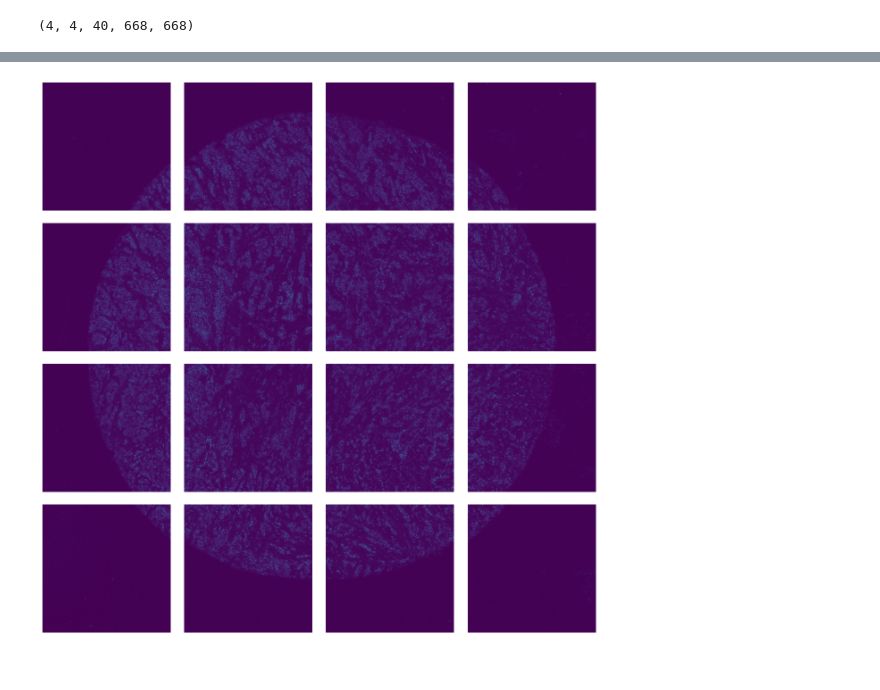
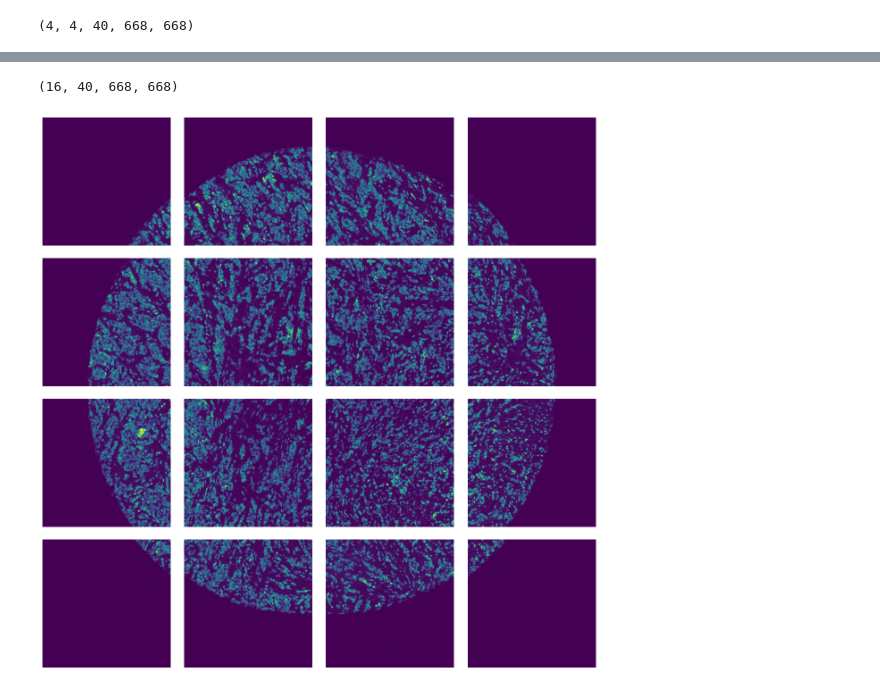
Before and after one commit to zacsims/IF_panel_reduction, a Jupyter notebook: notebooks/channel_mixing.ipynb, the cells around one changed output, grey strips where cells are left out. Drawn from its saved outputs; the diff is of its cells as text; code cells hidden in the pictures.

```diff
--- a/notebooks/channel_mixing.ipynb
+++ b/notebooks/channel_mixing.ipynb
@@ -39,3 +34,0 @@ def shuffle_along_axis(a, axis):
-# %%
-patch = patches[0,0]
-imshow(patch[0])
@@ -45,4 +34,0 @@ imshow(patch[0])
-# %%
-patch = patches[0,0]
-patch = shuffle_along_axis(patch, 0)
-imshow(patch[0])
@@ -69,17 +35,22 @@ imshow(patch[0])
+# %%
+def flatten_patches(patches):
+    return np.reshape(patches, (patches.shape[0]**2, patches.shape[2], patches.shape[3], patches.shape[4]))
+# %%
+patches = flatten_patches(patches)
+# %%
+patches.shape
+# %% [output]
+(16, 40, 668, 668)
 # %%
 import matplotlib.gridspec as gridspec
 fig = plt.figure(figsize=(16,16)) # Notice the equal aspect ratio
 gs1 = gridspec.GridSpec(4, 4)
 gs1.update(wspace=0.1, hspace=0.1) # set the spacing between axes.
-k = 0
-for i in range(4):
-    for j in range(4):
-        a = plt.subplot(gs1[k])
-        a.axis('off')
-        patch = patches[i,j]
-        patch = shuffle_along_axis(patch, 0)
-        a.imshow(patch[0])
-        a.set_aspect('equal')
-        k += 1
+for i in range(16):
+    a = plt.subplot(gs1[i])
+    a.axis('off')
+    patch = patches[i]
+    a.imshow(patch[0])
+    a.set_aspect('equal')
 # %% [output]
-[figure, old version]
+[figure, new version]
```
Also changed, not shown: parts of 8 cells of this notebook.
